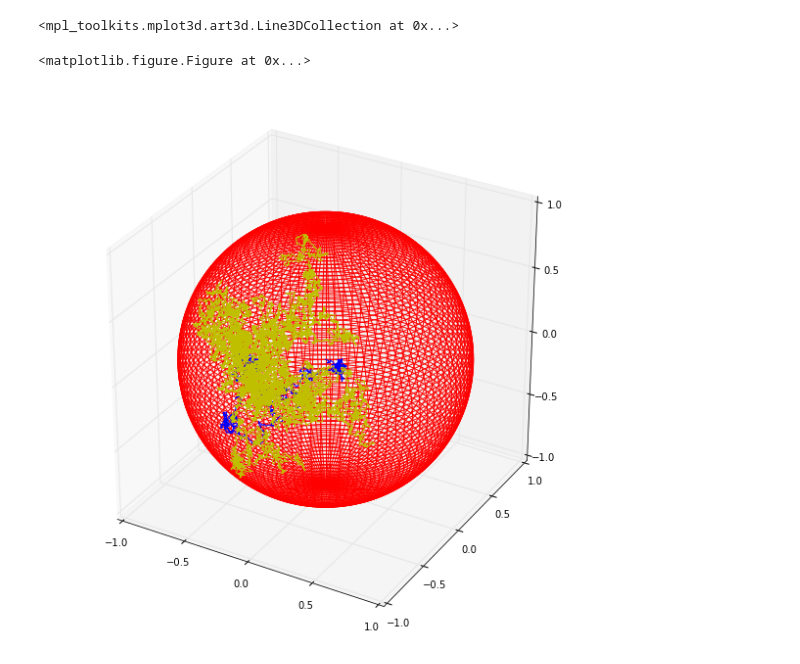
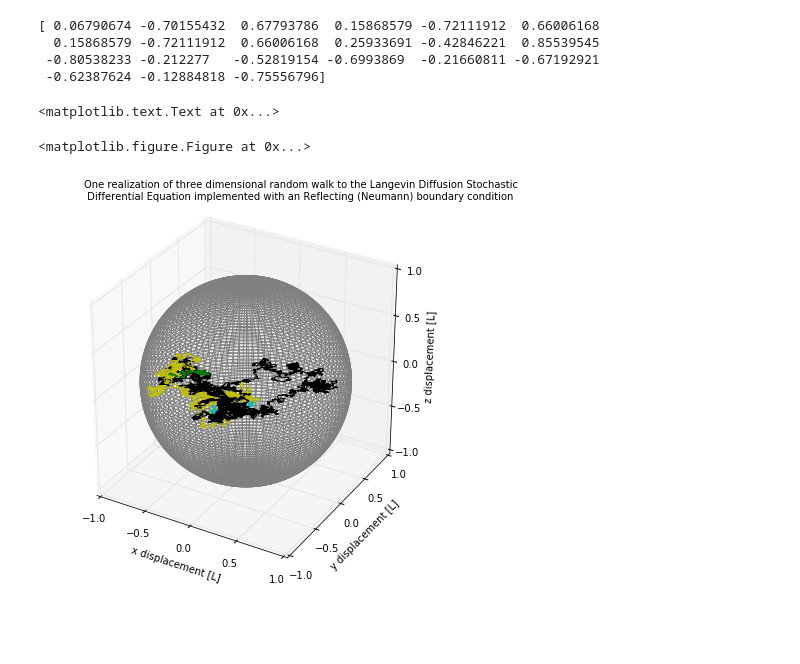
Before and after one commit to nishalad95/Langevin-MC-Markov-Model, a Jupyter notebook: Langevin Monte Carlo Test.ipynb, the cells around one changed output. Drawn from its saved outputs; the diff is of its cells as text; code cells hidden in the pictures; blank space fills up the shorter version.

```diff
--- a/Langevin Monte Carlo Test.ipynb
+++ b/Langevin Monte Carlo Test.ipynb
@@ -210,7 +235,8 @@ df_x1 = lambda x1, x2: 2.0*x1/(1 - x1**2 - x2**2)
 df_x2 = lambda x1, x2: 2.0*x2/(1 - x1**2 - x2**2)
 df = np.array([df_x1, df_x2])
 
-colour_list = ['y', 'g', 'm', 'c', 'k', 'b', 'y', 'g', 'c', 'm', 'k', 'b', 'y', 'g', 'c', 'm', 'k']
+#fig = plt.figure(figsize=(8, 8))
+colour_list = ['y', 'g', 'm', 'c', 'k', 'y', 'g', 'c', 'm', 'k']
 initPos = np.array([0,0])
 disX, disY, reflected = MarkovChain2D(initPos, 10000, df, absorb=False)
 
@@ -232,8 +258,8 @@ y=np.sin(u)
 plt.plot(x, y, color="r")
 plt.title("One realization of two dimensional random walk to the Langevin Diffusion Stochastic\n"
           " Differential Equation implemented with an Reflecting (Neumann) boundary condition\n")
-plt.xlabel("displacement [L]")
-plt.ylabel("displacement [L]")
+plt.xlabel("x displacement [L]")
+plt.ylabel("y displacement [L]")
 #plt.savefig('Langevin 2D Reflecting boundary.png', bbox_inches='tight')
 # %% [output]
 <matplotlib.text.Text at 0x...>
@@ -337,33 +363,51 @@ TypeError: 'Text' object is not callable
 # %%
 # reflecting ball boundary and 3d langevin equation
 f = lambda x1, x2, x3: -1.0*np.log(1 - x1**2 - x2**2)
 df_x1 = lambda x1, x2, x3: 2.0*x1/(1 - x1**2 - x2**2 - x3**2)
 df_x2 = lambda x1, x2, x3: 2.0*x2/(1 - x1**2 - x2**2 - x3**2)
 df_x3 = lambda x1, x2, x3: 2.0*x3/(1 - x1**2 - x2**2 - x3**2)
 df = np.array([df_x1, df_x2, df_x3])
 
+colour_list = ['y', 'g', 'm', 'c', 'k', 'y', 'g', 'c', 'm', 'k']
 initPos = np.array([0,0,0])
 disX, disY, disZ, reflected = MarkovChain3D(initPos, 10000, df, absorb=False)
 
 # find the reflected point and make it a different colour
 # There is a fault in this code - Only takes into account the first reflection being a different color
 fig = plt.figure()
-fig = plt.figure(figsize=(10, 10))
+fig = plt.figure(figsize=(7, 7))
 ax = fig.gca(projection='3d')
+
+print reflected
 if (len(reflected) > 0):
-    i = list(disX).index(reflected[0])
-    ax.plot(disX[0:i], disY[0:i], disZ[0:i])
-    ax.plot(disX[i:len(disX)], disY[i:len(disY)], disZ[i:len(disZ)], color='y')
+    j = 0
+    previous = 0
+    for i in range(0, len(reflected), 3):
+        index_value = list(disX).index(reflected[i]) # get the index
+        plt.plot(disX[previous:index_value], disY[previous:index_value], color=colour_list[j])
+        j += 1
+        previous = index_value
 else:
     ax.plot(disX[0:len(disX)], disY[0:len(disY)], disZ[0:len(disZ)])
 
 #draw sphere
 u, v = np.mgrid[0:2*np.pi:100j, 0:np.pi:100j]
 x=np.cos(u)*np.sin(v)
 y=np.sin(u)*np.sin(v)
 z=np.cos(v)
-ax.plot_wireframe(x, y, z, color="r")
+ax.plot_wireframe(x, y, z, color="grey")
+
+ax.text2D(0.1, 0.95, "One realization of three dimensional random walk to the Langevin Diffusion Stochastic\n"
+          " Differential Equation implemented with an Reflecting (Neumann) boundary condition\n", transform=ax.transAxes)
+ax.set_xlabel('x displacement [L]')
+ax.set_ylabel('y displacement [L]')
+ax.set_zlabel('z displacement [L]')
+#plt.savefig('Langevin 3D Reflecting boundary.png', bbox_inches='tight')
 # %% [output]
-<mpl_toolkits.mplot3d.art3d.Line3DCollection at 0x...>
+[ 0.06790674 -0.70155432  0.67793786  0.15868579 -0.72111912  0.66006168
+  0.15868579 -0.72111912  0.66006168  0.25933691 -0.42846221  0.85539545
+ -0.80538233 -0.212277   -0.52819154 -0.6993869  -0.21660811 -0.67192921
+ -0.62387624 -0.12884818 -0.75556796]
-<matplotlib.figure.Figure at 0x...>
+<matplotlib.text.Text at 0x...>
+<matplotlib.figure.Figure at 0x...>
-[figure, old version]
+[figure, new version]
```
Also changed, not shown: parts of 11 cells of this notebook.
